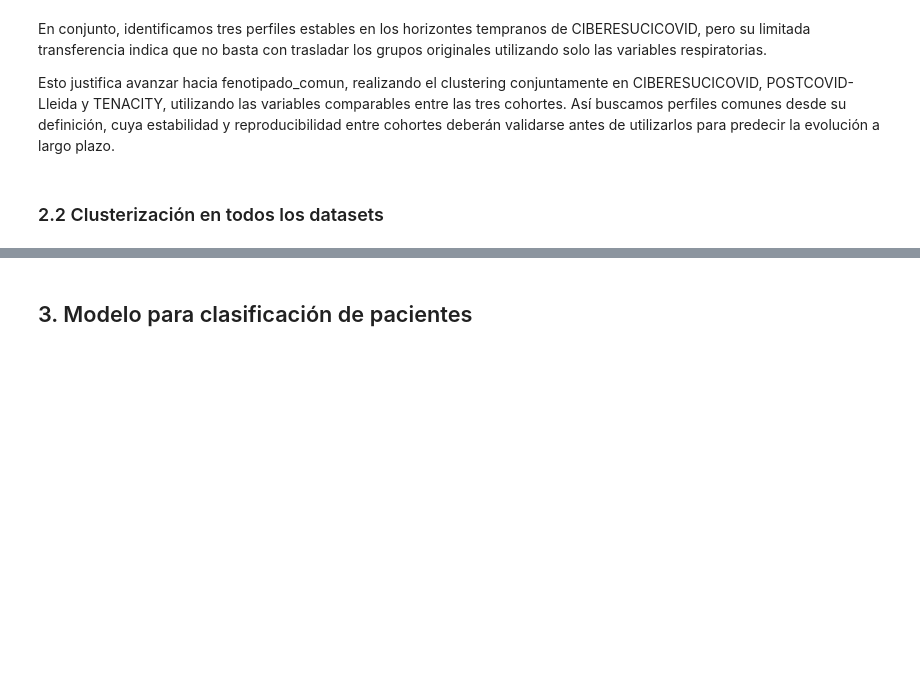
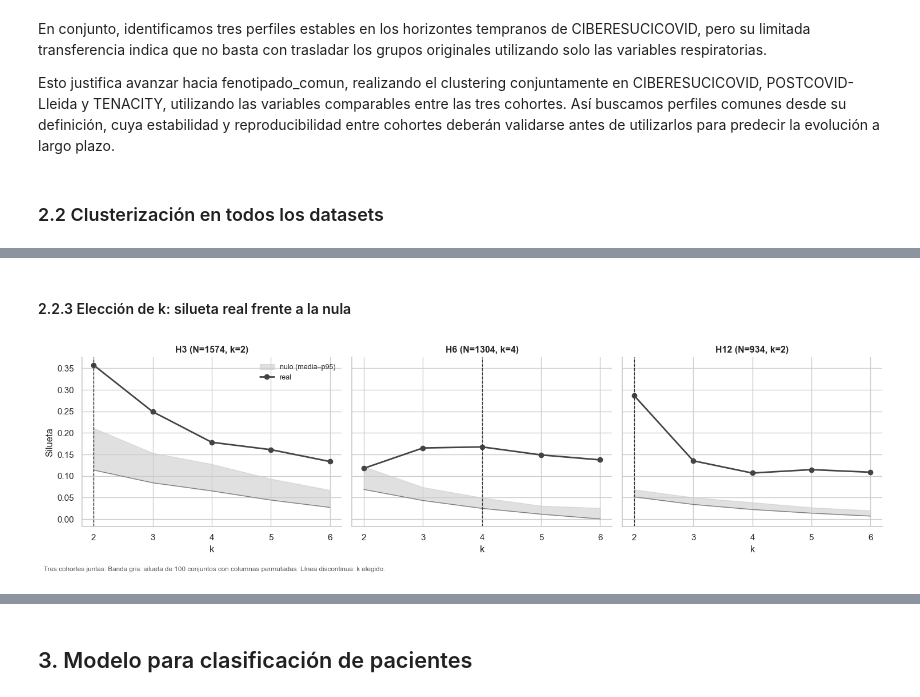
Before and after one commit to Nil-Muriach/Respira_Hackathon, a Jupyter notebook: main.ipynb, the cells around one changed output, grey strips where cells are left out. Drawn from its saved outputs; the diff is of its cells as text; code cells hidden in the pictures; blank space fills up the shorter version.

```diff
--- a/main.ipynb
+++ b/main.ipynb
@@ -728,0 +809,17 @@ Esto justifica avanzar hacia fenotipado_comun, realizando el clustering conjunta
+# %% [markdown]
+#### 2.2.3 Elección de k: silueta real frente a la nula
+# %%
+fig, axes = plt.subplots(1, 3, figsize=(15, 4), sharey=True)
+for ax, h in zip(axes, HORIZONTES):
+    r = resultados[h]; nl = r["nulo"]
+    ax.fill_between(nl["k"], nl["nulo_media"], nl["nulo_p95"], color="0.8", alpha=0.6, label="nulo (media–p95)")
+    ax.plot(nl["k"], nl["nulo_media"], color="0.5", lw=1)
+    ax.plot(nl["k"], nl["silueta_real"], "o-", color="#444", lw=2, label="real")
+    ax.axvline(r["k"], color="0.2", ls="--", lw=1)
+    ax.set_title(f"{h} (N={len(r['desc'])}, k={r['k']})"); ax.set_xticks(KS); ax.set_xlabel("k")
+axes[0].set_ylabel("Silueta"); axes[0].legend(frameon=False, fontsize=9)
+nota(fig, f"Tres cohortes juntas. Banda gris: silueta de {PF['n_permutaciones']} conjuntos con columnas permutadas. "
+          "Línea discontinua: k elegido.")
+plt.tight_layout(); guardar(fig, "eleccion_k"); plt.show()
+# %% [output]
+[figure, added]
```
Also changed, not shown: parts of 34 cells of this notebook.
